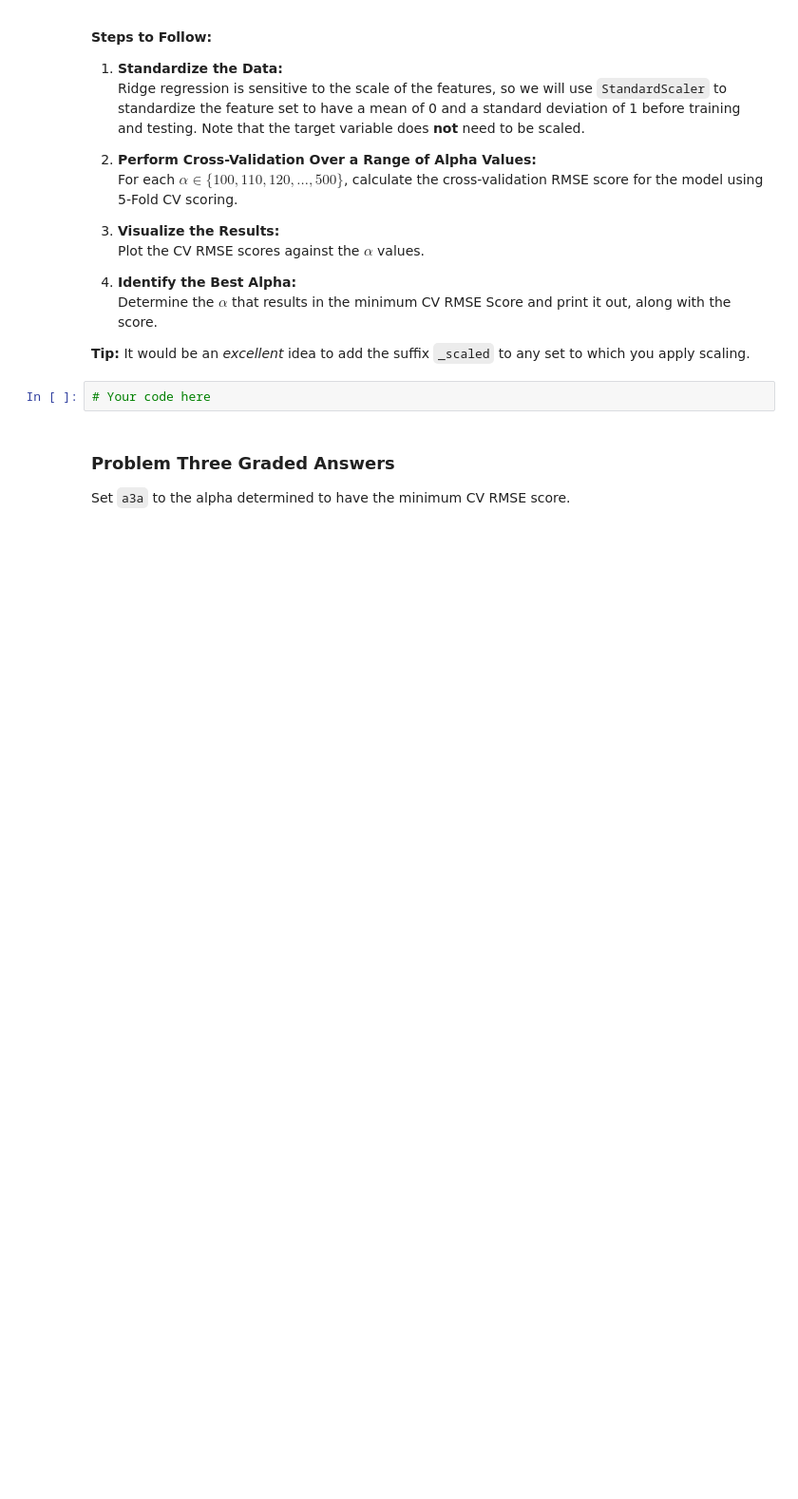
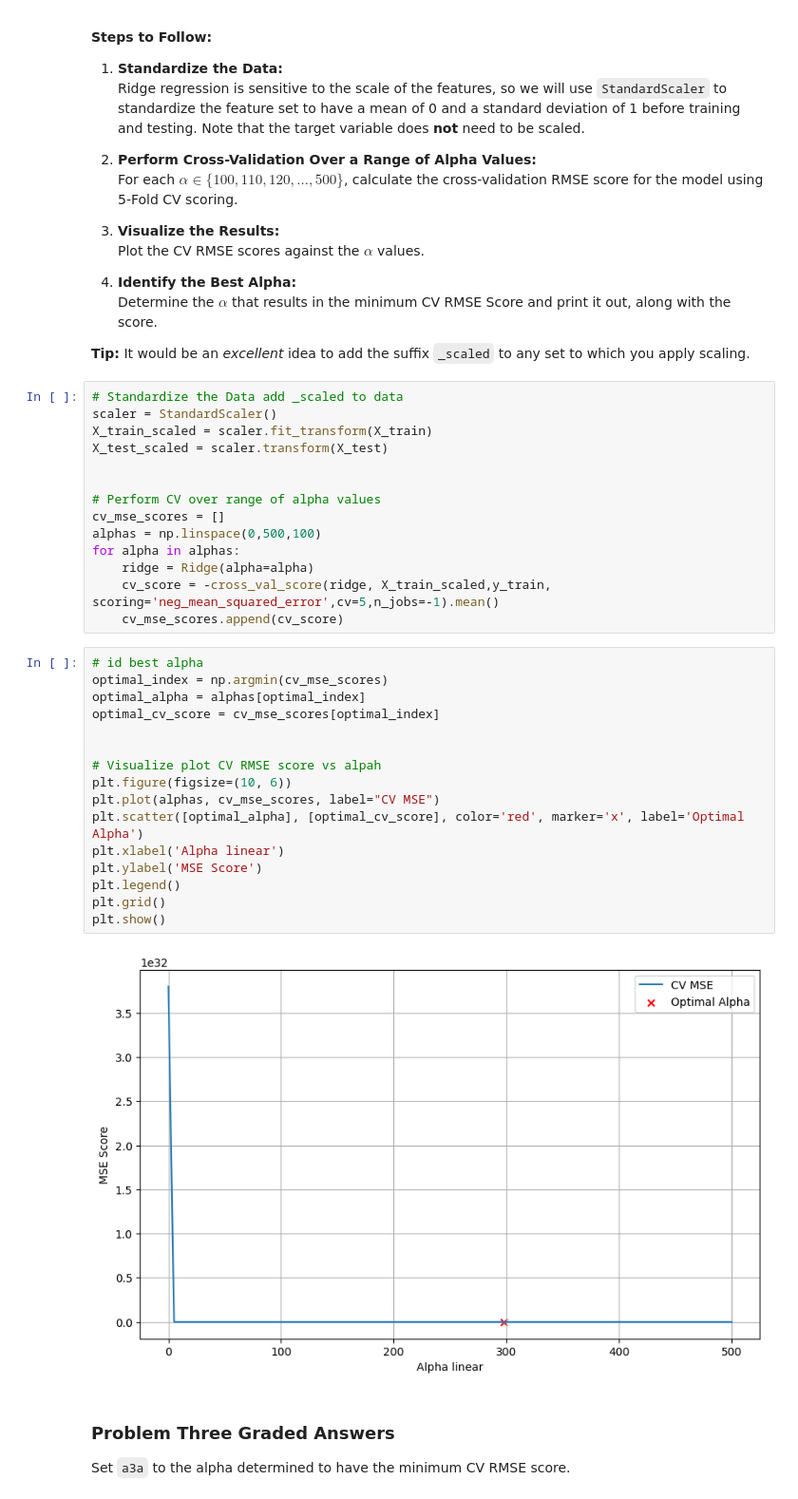
Before and after one commit to AL-Holmes/Module-3-Assignments, a Jupyter notebook: Homework_05.ipynb, the cells around one changed output. Shown at 95% size. Saved outputs shown, nothing was run; the diff lists cells and outputs as text; blank space fills up the shorter version.

```diff
--- a/Homework_05.ipynb
+++ b/Homework_05.ipynb
@@ -493,7 +494,37 @@ This introduces another instance of the model selection problem: we must determi
 
 **Tip:** It would be an *excellent* idea to add the suffix `_scaled` to any set to which you apply scaling.
 # %%
-# Your code here
+# Standardize the Data add _scaled to data
+scaler = StandardScaler()
+X_train_scaled = scaler.fit_transform(X_train)
+X_test_scaled = scaler.transform(X_test)
+
+
+# Perform CV over range of alpha values
+cv_mse_scores = []
+alphas = np.linspace(0,500,100)
+for alpha in alphas:
+    ridge = Ridge(alpha=alpha)
+    cv_score = -cross_val_score(ridge, X_train_scaled,y_train, scoring='neg_mean_squared_error',cv=5,n_jobs=-1).mean()
+    cv_mse_scores.append(cv_score)
+# %%
+# id best alpha
+optimal_index = np.argmin(cv_mse_scores)
+optimal_alpha = alphas[optimal_index]
+optimal_cv_score = cv_mse_scores[optimal_index]
+
+
+# Visualize plot CV RMSE score vs alpah
+plt.figure(figsize=(10, 6))
+plt.plot(alphas, cv_mse_scores, label="CV MSE")
+plt.scatter([optimal_alpha], [optimal_cv_score], color='red', marker='x', label='Optimal Alpha')
+plt.xlabel('Alpha linear')
+plt.ylabel('MSE Score')
+plt.legend()
+plt.grid()
+plt.show()
+# %% [output]
+[figure, added]
 # %% [markdown]
 ### Problem Three Graded Answers
 
```
Also changed, not shown: parts of 5 cells of this notebook.
